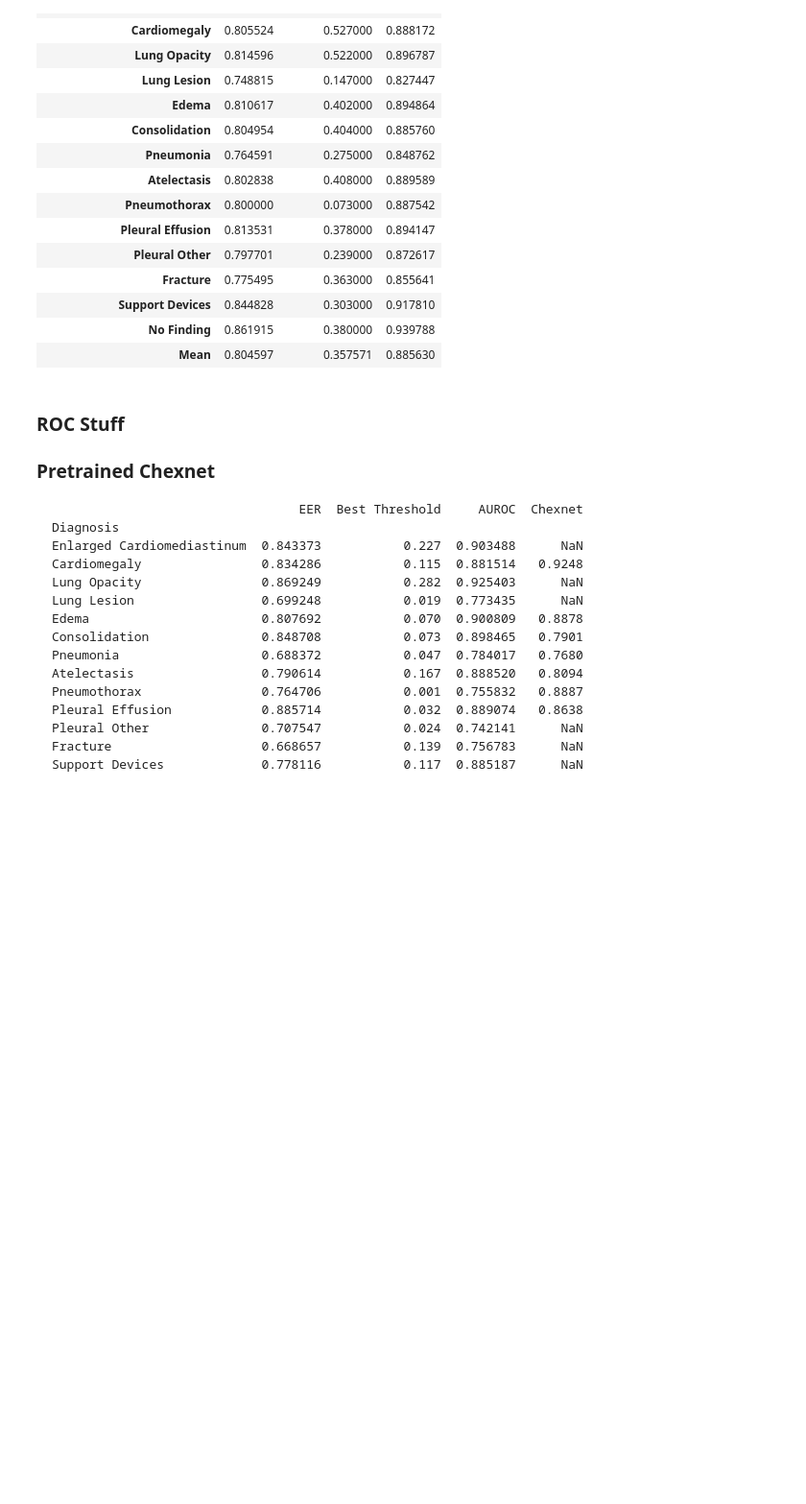
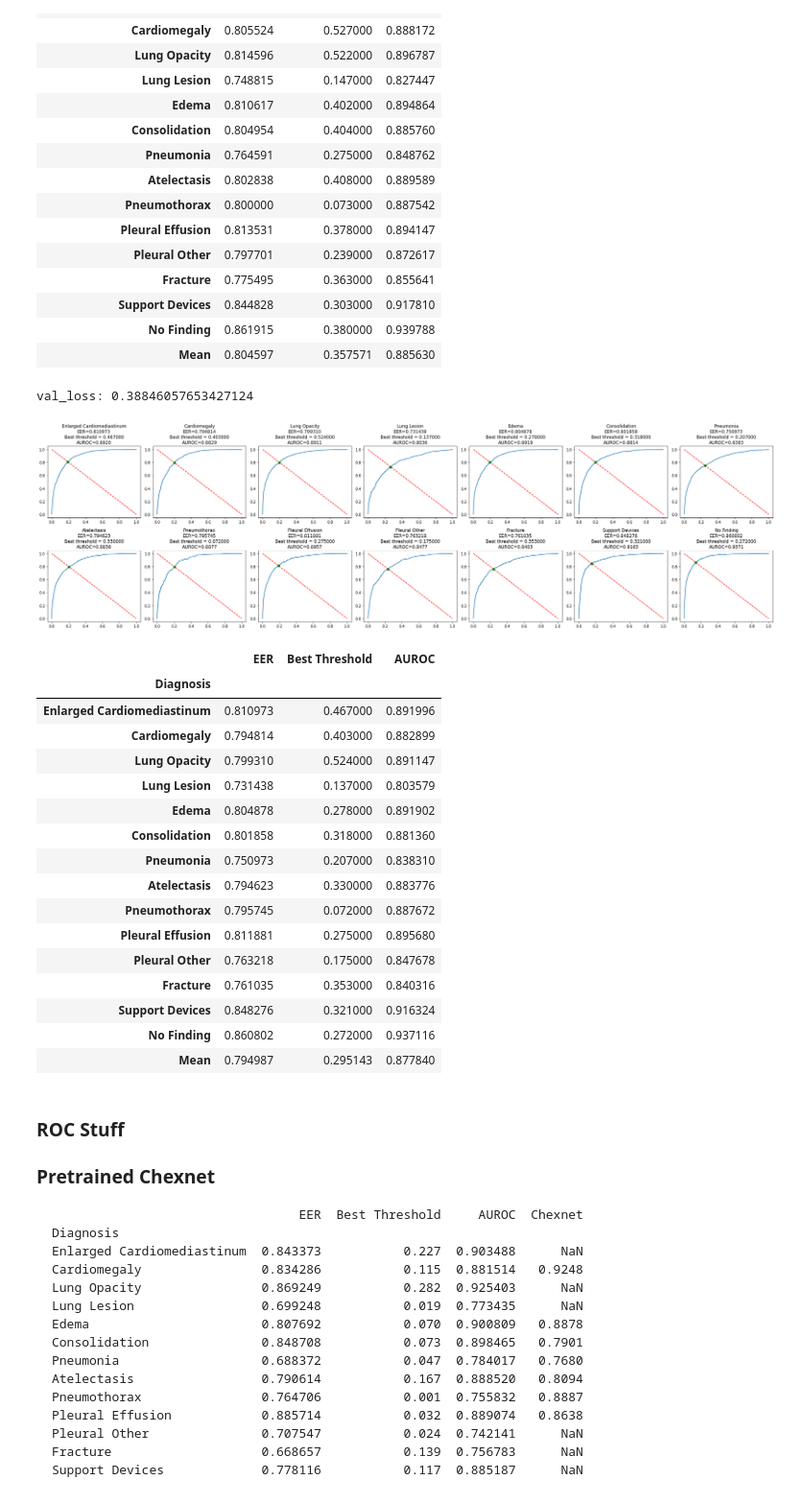
Before and after one commit to pjumruspun/chest-xray-report-gen, a Jupyter notebook: text_generation/pretrain_encoder.ipynb, the cells around one changed output. Shown at 96% size. Saved outputs shown, nothing was run; the diff lists cells and outputs as text; code cells hidden in the pictures; blank space fills up the shorter version.

```diff
--- a/text_generation/pretrain_encoder.ipynb
+++ b/text_generation/pretrain_encoder.ipynb
@@ -587,6 +633,28 @@ val_loss: 0.37139853835105896
 | Support Devices | 0.844828 | 0.303000 | 0.917810 |
 | No Finding | 0.861915 | 0.380000 | 0.939788 |
 | Mean | 0.804597 | 0.357571 | 0.885630 |
+# %%
+test_model('weights/pretrained_encoder/pretrained_enc_epoch_5_2022-03-17_02-59-19.803016.pth.tar') # Full data correct split
+# %% [output]
+val_loss: 0.38846057653427124
+[figure, added]
+|  | EER | Best Threshold | AUROC |
+| Diagnosis |  |  |  |
+| Enlarged Cardiomediastinum | 0.810973 | 0.467000 | 0.891996 |
+| Cardiomegaly | 0.794814 | 0.403000 | 0.882899 |
+| Lung Opacity | 0.799310 | 0.524000 | 0.891147 |
+| Lung Lesion | 0.731438 | 0.137000 | 0.803579 |
+| Edema | 0.804878 | 0.278000 | 0.891902 |
+| Consolidation | 0.801858 | 0.318000 | 0.881360 |
+| Pneumonia | 0.750973 | 0.207000 | 0.838310 |
+| Atelectasis | 0.794623 | 0.330000 | 0.883776 |
+| Pneumothorax | 0.795745 | 0.072000 | 0.887672 |
+| Pleural Effusion | 0.811881 | 0.275000 | 0.895680 |
+| Pleural Other | 0.763218 | 0.175000 | 0.847678 |
+| Fracture | 0.761035 | 0.353000 | 0.840316 |
+| Support Devices | 0.848276 | 0.321000 | 0.916324 |
+| No Finding | 0.860802 | 0.272000 | 0.937116 |
+| Mean | 0.794987 | 0.295143 | 0.877840 |
 # %% [markdown]
 ### ROC Stuff
 ### Pretrained Chexnet
```
Also changed, not shown: parts of 11 cells of this notebook, 7 other files.
